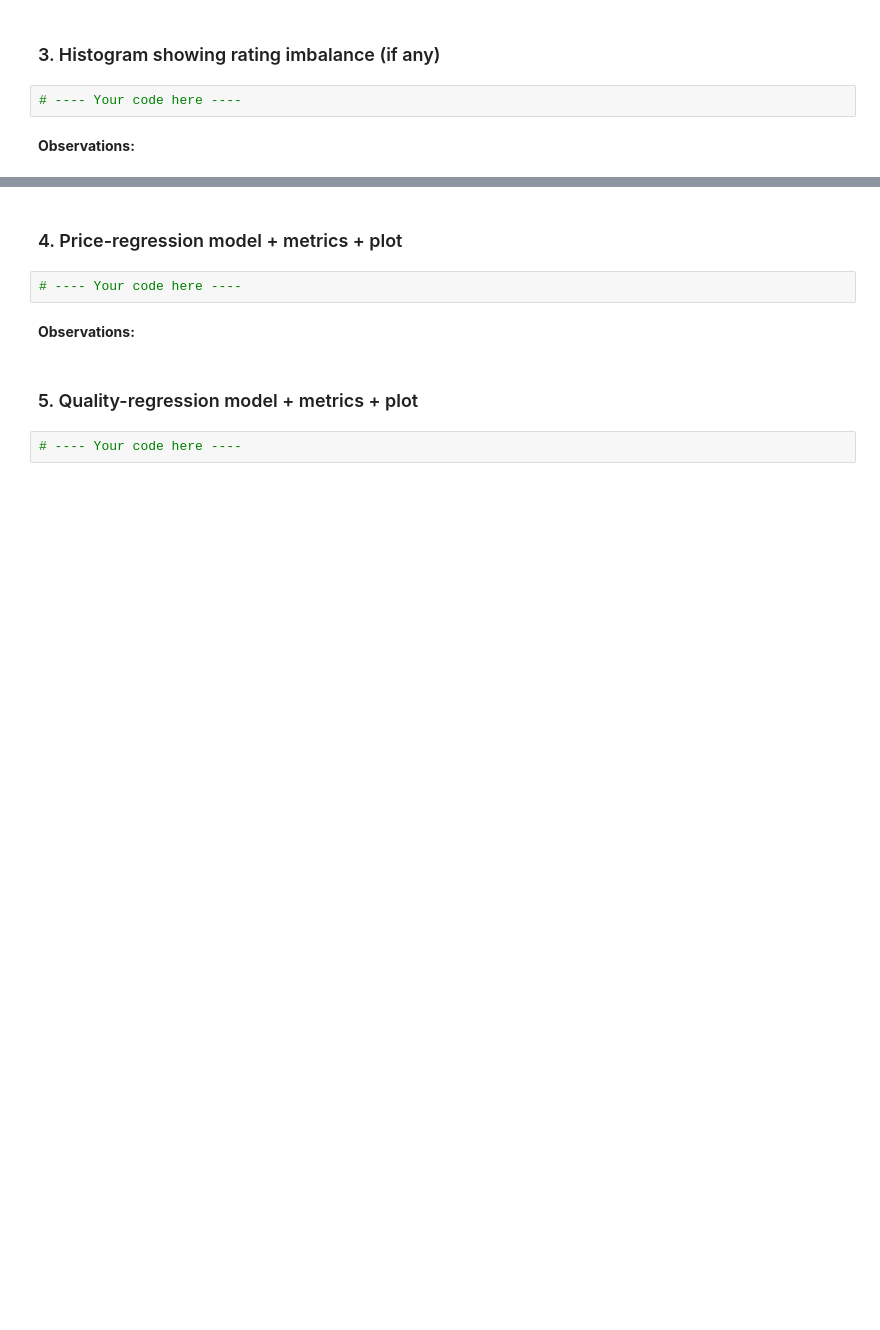
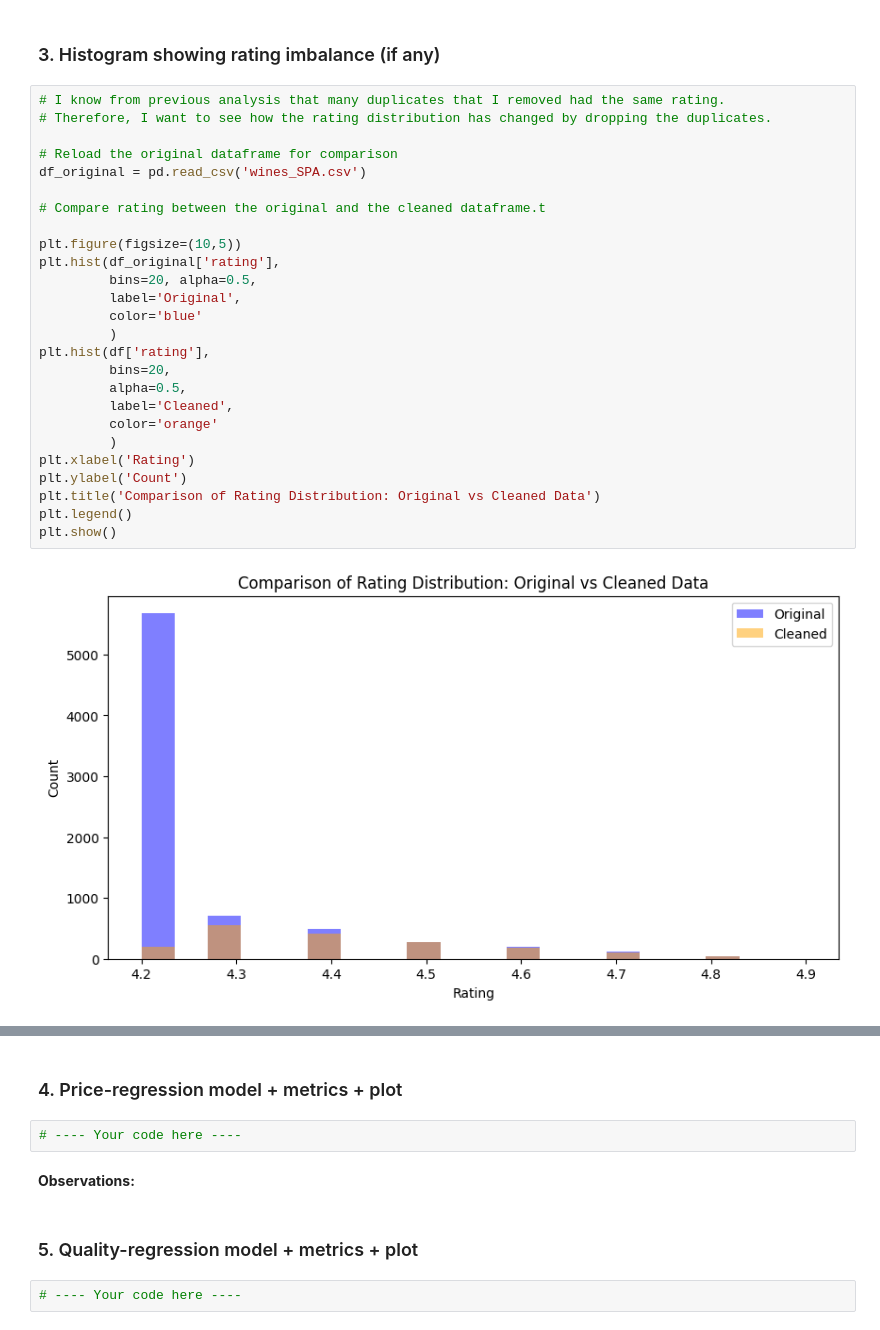
Before and after one commit to SailorJens/ML_Uni_Notebooks, a Jupyter notebook: Assessment template - Regression_Friday.ipynb, the cells around one changed output, grey strips where cells are left out. Saved outputs shown, nothing was run; the diff lists cells and outputs as text; blank space fills up the shorter version.

```diff
--- a/Assessment template - Regression_Friday.ipynb
+++ b/Assessment template - Regression_Friday.ipynb
@@ -124,6 +127,30 @@ This is confirmed by the **correlation matrix**. It is interesting to see how th
 # %% [markdown]
 ### 3. Histogram showing rating imbalance (if any)
-# %%
-# ---- Your code here ----
-# %% [markdown]
-**Observations:**
+# %%
+# I know from previous analysis that many duplicates that I removed had the same rating.
+# Therefore, I want to see how the rating distribution has changed by dropping the duplicates.
+
+# Reload the original dataframe for comparison
+df_original = pd.read_csv('wines_SPA.csv')
+
+# Compare rating between the original and the cleaned dataframe.t
+
+plt.figure(figsize=(10,5))
+plt.hist(df_original['rating'],
+         bins=20, alpha=0.5,
+         label='Original',
+         color='blue'
+         )
+plt.hist(df['rating'],
+         bins=20,
+         alpha=0.5,
+         label='Cleaned',
+         color='orange'
+         )
+plt.xlabel('Rating')
+plt.ylabel('Count')
+plt.title('Comparison of Rating Distribution: Original vs Cleaned Data')
+plt.legend()
+plt.show()
+# %% [output]
+[figure, added]
```
Also changed, not shown: parts of 3 cells of this notebook.
